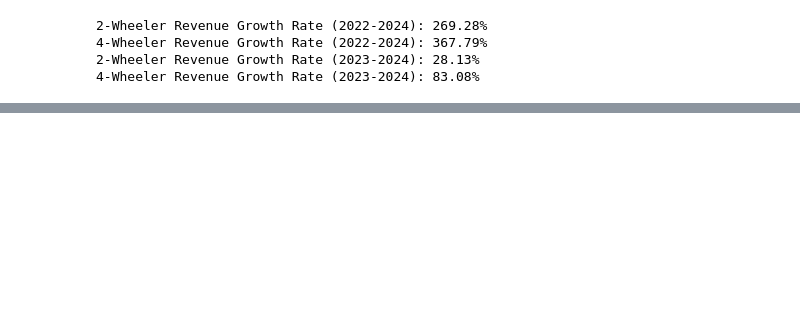
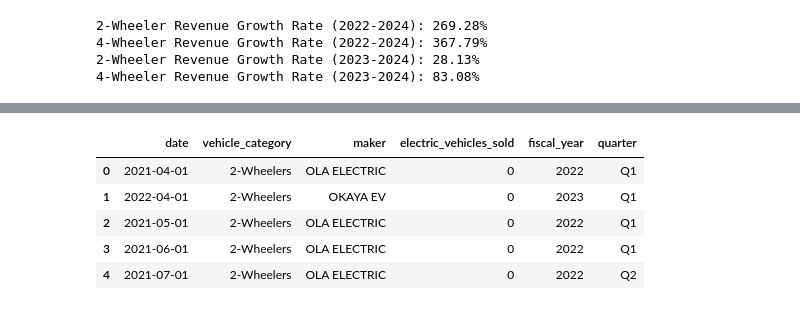
Before and after one commit to kaumil-mg/Code-Basics-Challenge, a Jupyter notebook: RPC12_Input_For_Participants/new.ipynb, the cells around one changed output, grey strips where cells are left out. Cells and saved outputs as stored; diff of their text form; code cells hidden in the pictures; blank space fills up the shorter version.

```diff
--- a/RPC12_Input_For_Participants/new.ipynb
+++ b/RPC12_Input_For_Participants/new.ipynb
@@ -279,0 +399,9 @@ sales.show()
+# %%
+merged_makers.head()
+# %% [output]
+|  | date | vehicle_category | maker | electric_vehicles_sold | fiscal_year | quarter |
+| 0 | 2021-04-01 | 2-Wheelers | OLA ELECTRIC | 0 | 2022 | Q1 |
+| 1 | 2022-04-01 | 2-Wheelers | OKAYA EV | 0 | 2023 | Q1 |
+| 2 | 2021-05-01 | 2-Wheelers | OLA ELECTRIC | 0 | 2022 | Q1 |
+| 3 | 2021-06-01 | 2-Wheelers | OLA ELECTRIC | 0 | 2022 | Q1 |
+| 4 | 2021-07-01 | 2-Wheelers | OLA ELECTRIC | 0 | 2022 | Q2 |
```
Also changed, not shown: parts of 17 cells of this notebook, 4 other files.
